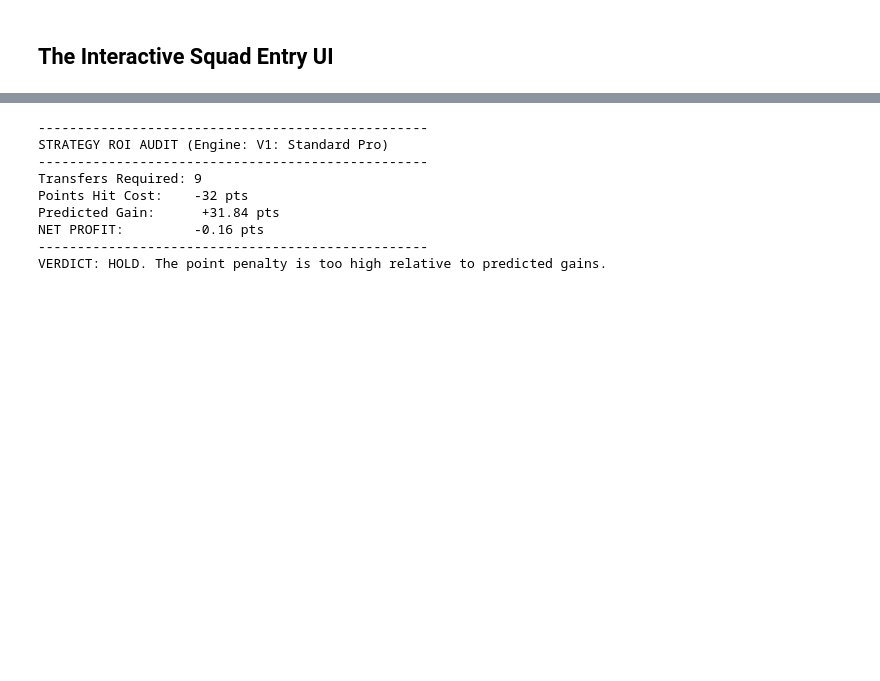
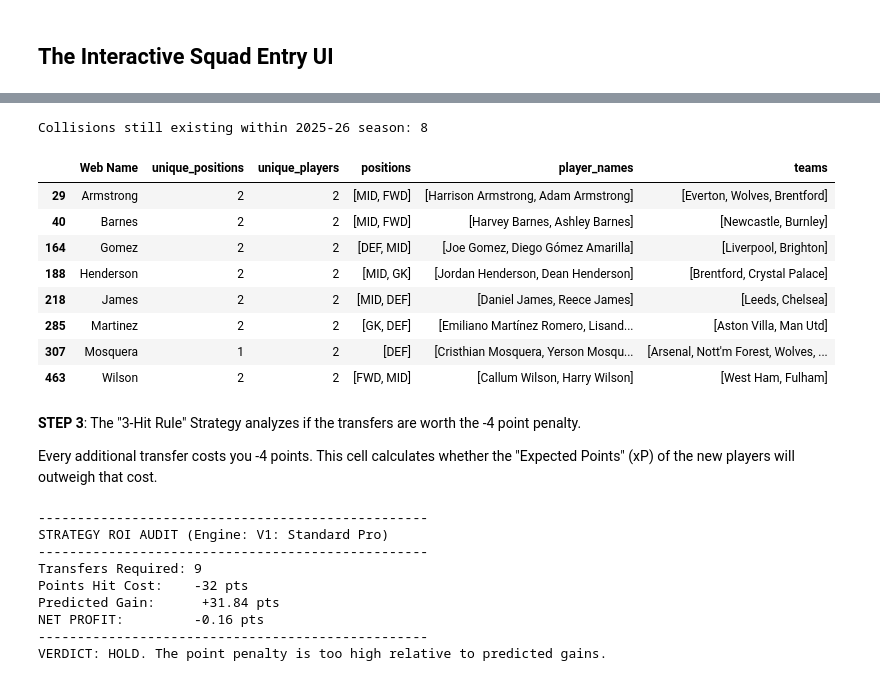
Before and after one commit to sophiedelrey/fpl_pipeline, a Jupyter notebook: models/forecaster_pro.ipynb, the cells around one changed output, grey strips where cells are left out. Drawn from its saved outputs; the diff is of its cells as text; code cells hidden in the pictures; blank space fills up the shorter version.

```diff
--- a/models/forecaster_pro.ipynb
+++ b/models/forecaster_pro.ipynb
@@ -3330,3 +3484,40 @@ Every additional transfer costs you -4 points. This cell calculates whether the
+# %%
+# Check if any collisions still exist WITHIN the current season
+current_season_collisions = (
+    df_augmented[df_augmented['season'] == CURRENT_SEASON]
+    .groupby('Web Name')
+    .agg(
+        unique_positions=('Position', 'nunique'),
+        unique_players=('Player Name', 'nunique'),
+        positions=('Position', lambda x: list(x.unique())),
+        player_names=('Player Name', lambda x: list(x.unique())),
+        teams=('Player Team Name', lambda x: list(x.unique()))
+    )
+    .reset_index()
+)
+
+still_colliding = current_season_collisions[
+    (current_season_collisions['unique_positions'] > 1) |
+    (current_season_collisions['unique_players'] > 1)
+].sort_values('unique_players', ascending=False)
+
+print(f"Collisions still existing within 2025-26 season: {len(still_colliding)}")
+display(still_colliding)
+# %% [output]
+Collisions still existing within 2025-26 season: 8
+|  | Web Name | unique_positions | unique_players | positions | player_names | teams |
+| 29 | Armstrong | 2 | 2 | [MID, FWD] | [Harrison Armstrong, Adam Armstrong] | [Everton, Wolves, Brentford] |
+| 40 | Barnes | 2 | 2 | [MID, FWD] | [Harvey Barnes, Ashley Barnes] | [Newcastle, Burnley] |
+| 164 | Gomez | 2 | 2 | [DEF, MID] | [Joe Gomez, Diego Gómez Amarilla] | [Liverpool, Brighton] |
+| 188 | Henderson | 2 | 2 | [MID, GK] | [Jordan Henderson, Dean Henderson] | [Brentford, Crystal Palace] |
+| 218 | James | 2 | 2 | [MID, DEF] | [Daniel James, Reece James] | [Leeds, Chelsea] |
+| 285 | Martinez | 2 | 2 | [GK, DEF] | [Emiliano Martínez Romero, Lisand... | [Aston Villa, Man Utd] |
+| 307 | Mosquera | 1 | 2 | [DEF] | [Cristhian Mosquera, Yerson Mosqu... | [Arsenal, Nott'm Forest, Wolves, ... |
+| 463 | Wilson | 2 | 2 | [FWD, MID] | [Callum Wilson, Harry Wilson] | [West Ham, Fulham] |
+# %% [markdown]
+__STEP 3__: The "3-Hit Rule" Strategy analyzes if the transfers are worth the -4 point penalty.
+
+Every additional transfer costs you -4 points. This cell calculates whether the "Expected Points" (xP) of the new players will outweigh that cost.
 # %%
 # [Cell: Transfer ROI Analysis - 3-Hit Rule]
 
```
Also changed, not shown: parts of 7 cells of this notebook.
